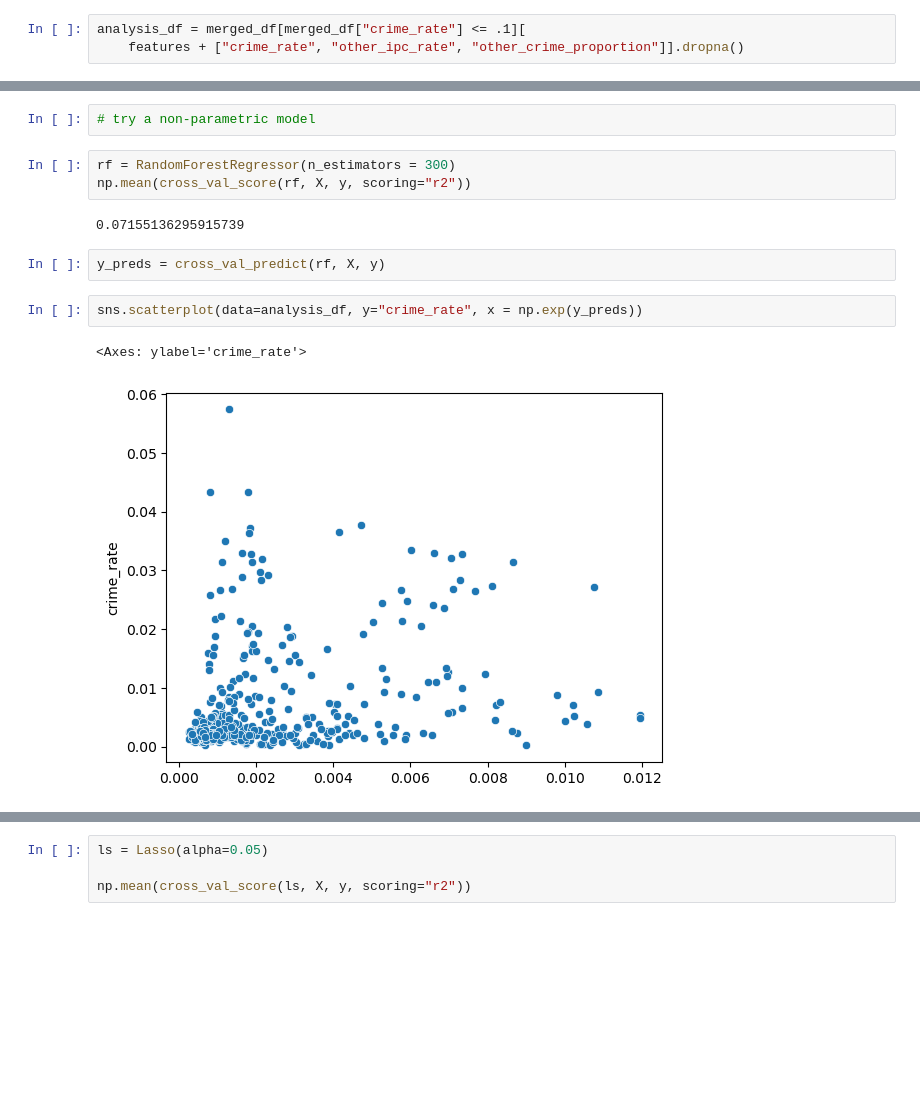
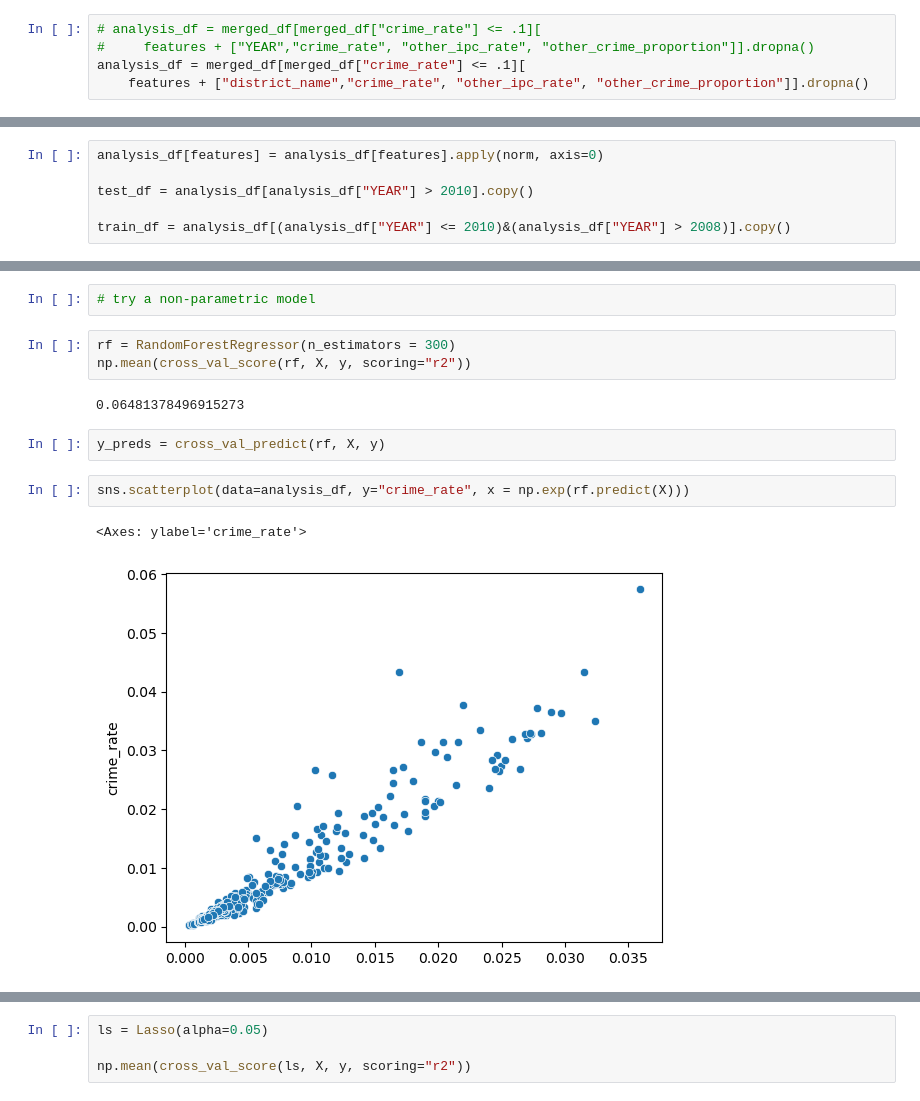
Before and after one commit to viccy-g-xxx/predictive_policing, a Jupyter notebook: eda/eda_v0.ipynb, the cells around one changed output, grey strips where cells are left out. Drawn from its saved outputs; the diff is of its cells as text; blank space fills up the shorter version.

Commit message:
add fir_analysis notebooks

```diff
--- a/eda/eda_v0.ipynb
+++ b/eda/eda_v0.ipynb
@@ -71,8 +107,10 @@ features = [
     "house_type3",
 ]
 # %%
+# analysis_df = merged_df[merged_df["crime_rate"] <= .1][
+#     features + ["YEAR","crime_rate", "other_ipc_rate", "other_crime_proportion"]].dropna()
 analysis_df = merged_df[merged_df["crime_rate"] <= .1][
-    features + ["crime_rate", "other_ipc_rate", "other_crime_proportion"]].dropna()
+    features + ["district_name","crime_rate", "other_ipc_rate", "other_crime_proportion"]].dropna()
 # %%
 def norm(col):
     return (col - col.mean())/col.std()
@@ -128,0 +169,6 @@ Name: other_crime_proportion, dtype: float64
+# %%
+analysis_df[features] = analysis_df[features].apply(norm, axis=0)
+
+test_df = analysis_df[analysis_df["YEAR"] > 2010].copy()
+
+train_df = analysis_df[(analysis_df["YEAR"] <= 2010)&(analysis_df["YEAR"] > 2008)].copy()
@@ -199,14 +259,14 @@ Notes:
 rf = RandomForestRegressor(n_estimators = 300)
 np.mean(cross_val_score(rf, X, y, scoring="r2"))
 # %% [output]
-0.07155136295915739
+0.06481378496915273
 # %%
 y_preds = cross_val_predict(rf, X, y)
 # %%
-sns.scatterplot(data=analysis_df, y="crime_rate", x = np.exp(y_preds))
+sns.scatterplot(data=analysis_df, y="crime_rate", x = np.exp(rf.predict(X)))
 # %% [output]
 <Axes: ylabel='crime_rate'>
-[figure, old version]
+[figure, new version]
 # %%
 rf.fit(X,y)
 pd.DataFrame(zip(X.columns, rf.feature_importances_)).sort_values(1)
```
Also changed, not shown: parts of 16 cells of this notebook, 7 other files.
